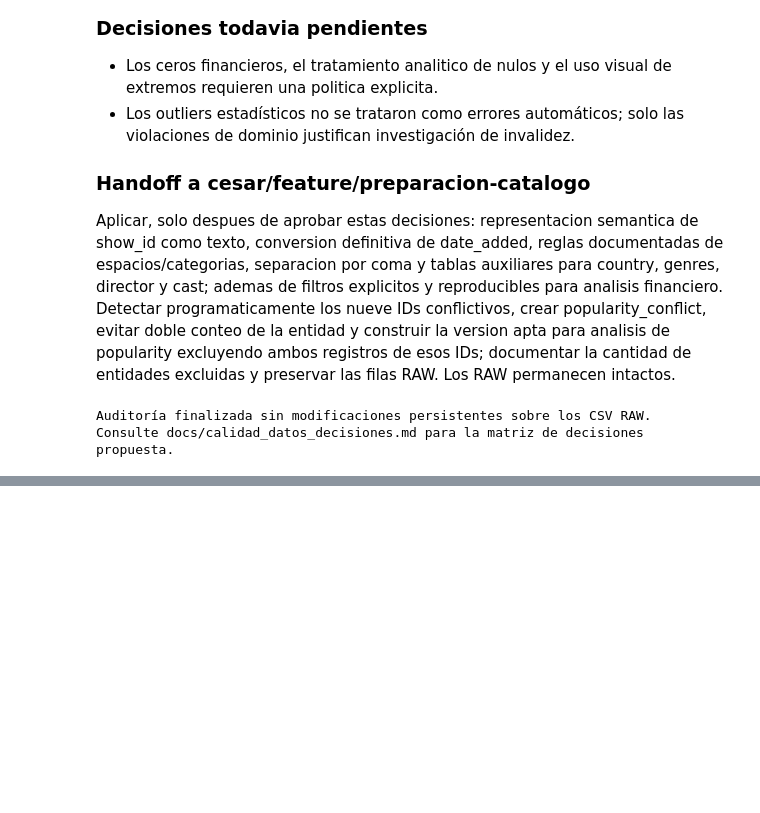
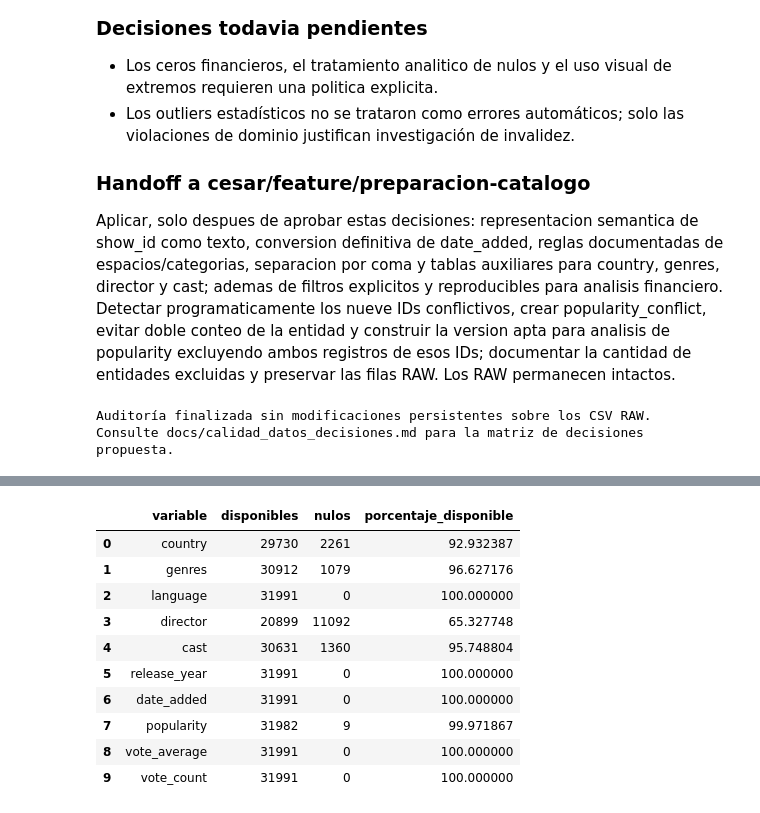
Before and after one commit to Cesitar16/streamview-analytics-visualizacion-datos, a Jupyter notebook: notebooks/02_limpieza_preparacion.ipynb, the cells around one changed output, grey strips where cells are left out. Saved outputs shown, nothing was run; the diff lists cells and outputs as text; code cells hidden in the pictures; blank space fills up the shorter version.

```diff
--- a/notebooks/02_limpieza_preparacion.ipynb
+++ b/notebooks/02_limpieza_preparacion.ipynb
@@ -424,0 +524,28 @@ Consulte docs/calidad_datos_decisiones.md para la matriz de decisiones propuesta
+# %%
+tv_catalogo_general = tv_prepared.drop_duplicates(subset='show_id', keep='first').copy()
+tv_catalogo_general['popularity_conflict'] = tv_catalogo_general['show_id'].isin(popularity_conflict_ids)
+tv_catalogo_general.loc[tv_catalogo_general['popularity_conflict'], 'popularity'] = np.nan
+
+movies_catalogo_general = movies_prepared.copy()
+movies_catalogo_general['popularity_conflict'] = False
+movies_catalogo_general['financial_complete'] = movies_catalogo_general['budget'].gt(0) & movies_catalogo_general['revenue'].gt(0)
+
+cross_source_collisions = set(movies_catalogo_general['show_id']).intersection(set(tv_catalogo_general['show_id']))
+common_catalog_columns = sorted(set(movies_catalogo_general.columns).intersection(tv_catalogo_general.columns))
+catalogo_general = pd.concat([movies_catalogo_general[common_catalog_columns], tv_catalogo_general[common_catalog_columns]], ignore_index=True)
+if cross_source_collisions:
+    catalogo_general['content_id'] = catalogo_general['type'].astype('string') + '_' + catalogo_general['show_id'].astype('string')
+    analytical_key = 'content_id = type + show_id (colisiones entre fuentes detectadas)'
+else:
+    catalogo_general['content_id'] = catalogo_general['show_id'].astype('string')
+    analytical_key = 'show_id (sin colisiones entre fuentes)'
+
+general_view_validation = pd.DataFrame([{
+    'vista': 'tv_catalogo_general', 'filas': len(tv_catalogo_general), 'entidades_unicas': tv_catalogo_general['show_id'].nunique(), 'duplicados_show_id': int(tv_catalogo_general['show_id'].duplicated().sum()), 'conflictos_popularity': int(tv_catalogo_general['popularity_conflict'].sum()), 'popularity_no_utilizable_en_conflictos': int(tv_catalogo_general.loc[tv_catalogo_general['popularity_conflict'], 'popularity'].isna().sum()),
+}, {
+    'vista': 'movies_catalogo_general', 'filas': len(movies_catalogo_general), 'entidades_unicas': movies_catalogo_general['show_id'].nunique(), 'duplicados_show_id': int(movies_catalogo_general['show_id'].duplicated().sum()), 'conflictos_popularity': int(movies_catalogo_general['popularity_conflict'].sum()), 'popularity_no_utilizable_en_conflictos': 0,
+}, {
+    'vista': 'catalogo_general', 'filas': len(catalogo_general), 'entidades_unicas': catalogo_general['content_id'].nunique(), 'duplicados_show_id': int(catalogo_general.duplicated(subset=['type', 'show_id']).sum()), 'conflictos_popularity': int(catalogo_general['popularity_conflict'].sum()), 'popularity_no_utilizable_en_conflictos': int(catalogo_general.loc[catalogo_general['popularity_conflict'], 'popularity'].isna().sum()),
+}])
+display(general_view_validation)
+print(f'Colisiones show_id entre Movies y TV Shows: {len(cross_source_collisions)}. Clave analitica: {analytical_key}.')
@@ -424,0 +581,18 @@ Consulte docs/calidad_datos_decisiones.md para la matriz de decisiones propuesta
+# %%
+COVERAGE_COLUMNS = ['country', 'genres', 'language', 'director', 'cast', 'release_year', 'date_added', 'popularity', 'vote_average', 'vote_count']
+catalog_coverage = pd.DataFrame([{
+    'variable': column, 'disponibles': int(catalogo_general[column].notna().sum()), 'nulos': int(catalogo_general[column].isna().sum()), 'porcentaje_disponible': catalogo_general[column].notna().mean() * 100,
+} for column in COVERAGE_COLUMNS])
+display(catalog_coverage)
+# %% [output]
+|  | variable | disponibles | nulos | porcentaje_disponible |
+| 0 | country | 29730 | 2261 | 92.932387 |
+| 1 | genres | 30912 | 1079 | 96.627176 |
+| 2 | language | 31991 | 0 | 100.000000 |
+| 3 | director | 20899 | 11092 | 65.327748 |
+| 4 | cast | 30631 | 1360 | 95.748804 |
+| 5 | release_year | 31991 | 0 | 100.000000 |
+| 6 | date_added | 31991 | 0 | 100.000000 |
+| 7 | popularity | 31982 | 9 | 99.971867 |
+| 8 | vote_average | 31991 | 0 | 100.000000 |
+| 9 | vote_count | 31991 | 0 | 100.000000 |
```
Also changed, not shown: parts of 17 cells of this notebook, 8 other files.
